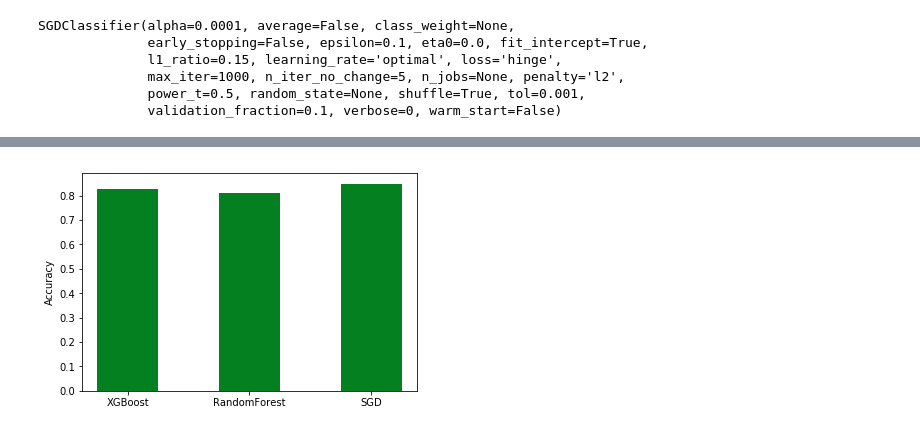
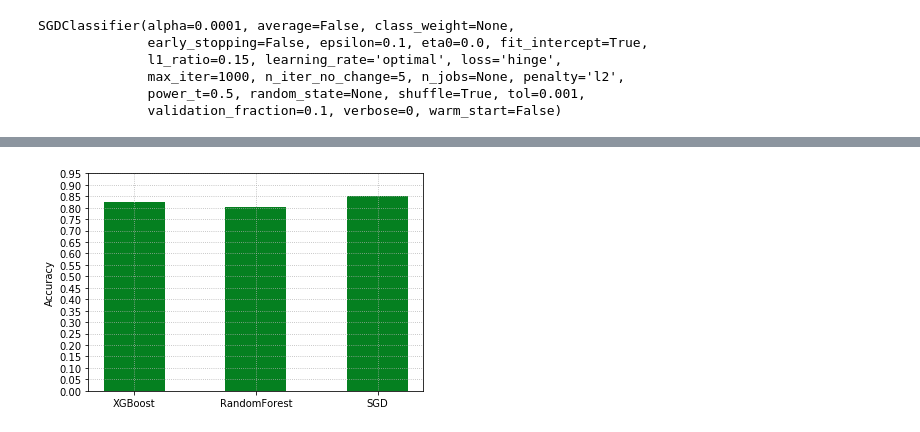
Before and after one commit to bartoszrud/Titanic_kaggle, a Jupyter notebook: Titanic_classification.ipynb, the cells around one changed output, grey strips where cells are left out. Cells and saved outputs as stored; diff of their text form; code cells hidden in the pictures.

```diff
--- a/Titanic_classification.ipynb
+++ b/Titanic_classification.ipynb
@@ -169,13 +172,16 @@ Random Forest:  0.8491620111731844
 # %%
 # Comparison of diffrent models based on accuracy
 N = 3
 ind = np.arange(N)
+
 # XGBoost, RandomForest, SGD
 scores = (XGBscore, SGDscore, RFscore)
 
 comp = plt.bar(ind , scores, 0.5, color = '#058020')
 plt.ylabel('Accuracy')
+plt.yticks(np.arange(0, 1, step=0.05))
+plt.grid(ls=':')
 plt.xticks(ind, ('XGBoost', 'RandomForest', 'SGD'))
 plt.show()
 # %% [output]
-[figure, old version]
+[figure, new version]
```
Also changed, not shown: parts of 7 cells of this notebook.
